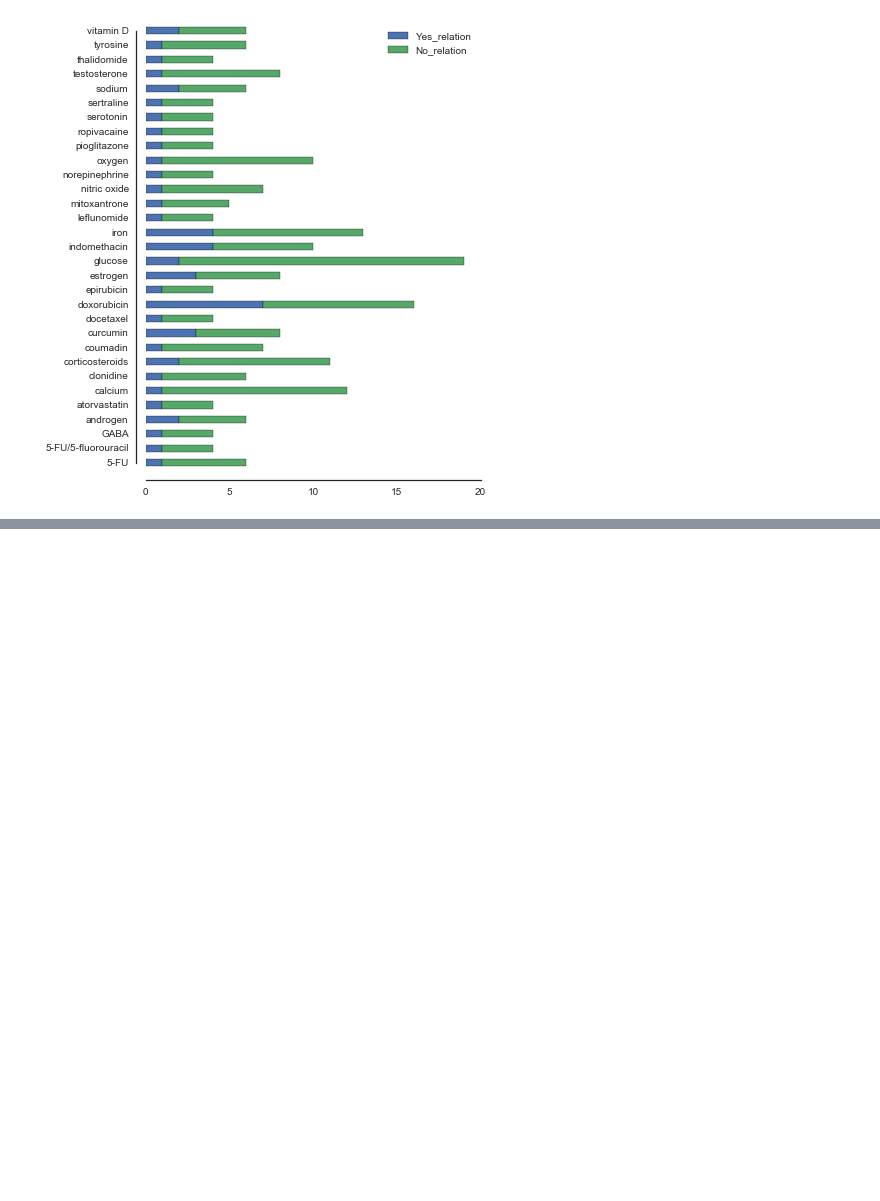
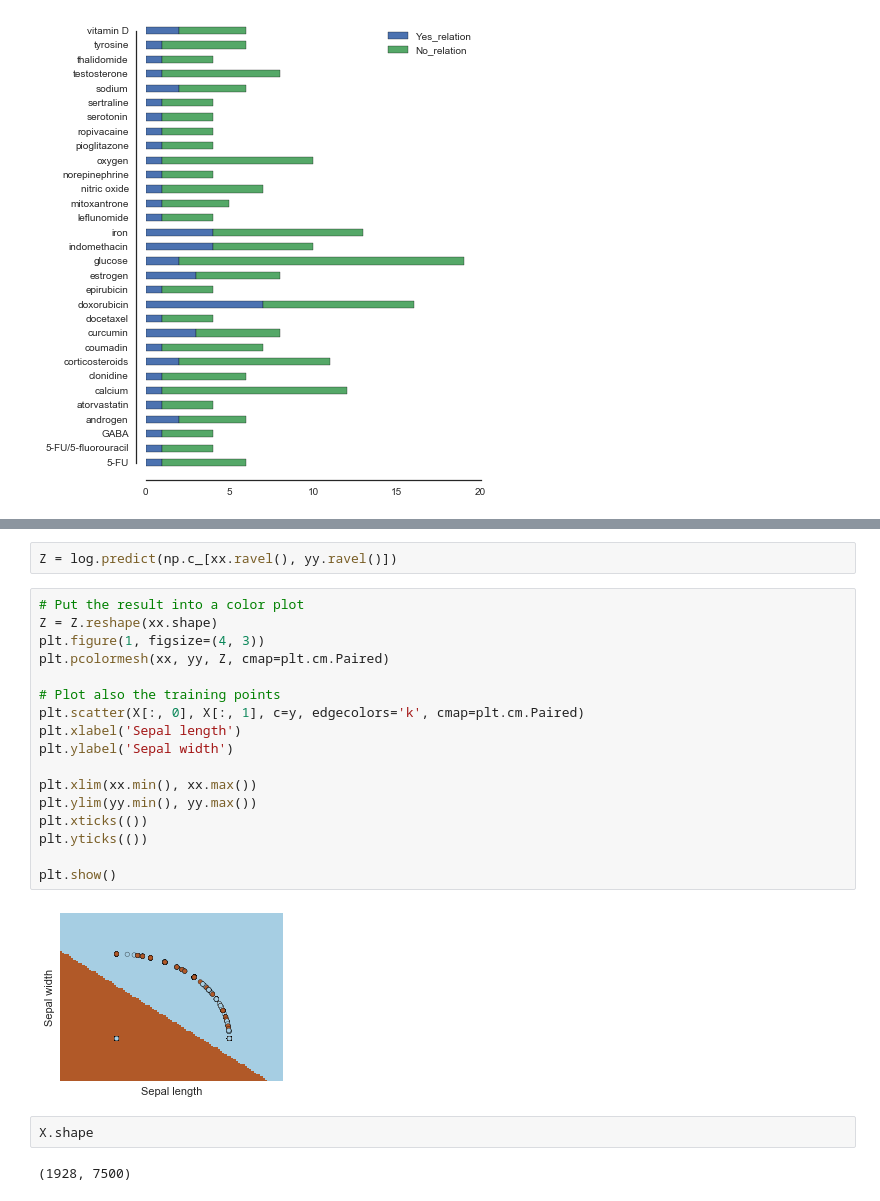
Before and after one commit to theresacervantes/Chemicals_and_diseases, a Jupyter notebook: Untitled.ipynb, the cells around one changed output, grey strips where cells are left out. Cells and saved outputs as stored; diff of their text form; blank space fills up the shorter version.

```diff
--- a/Untitled.ipynb
+++ b/Untitled.ipynb
@@ -86,0 +184,25 @@ sbs.despine(offset=10, trim=True)
+# %%
+Z = log.predict(np.c_[xx.ravel(), yy.ravel()])
+# %%
+# Put the result into a color plot
+Z = Z.reshape(xx.shape)
+plt.figure(1, figsize=(4, 3))
+plt.pcolormesh(xx, yy, Z, cmap=plt.cm.Paired)
+
+# Plot also the training points
+plt.scatter(X[:, 0], X[:, 1], c=y, edgecolors='k', cmap=plt.cm.Paired)
+plt.xlabel('Sepal length')
+plt.ylabel('Sepal width')
+
+plt.xlim(xx.min(), xx.max())
+plt.ylim(yy.min(), yy.max())
+plt.xticks(())
+plt.yticks(())
+
+plt.show()
+# %% [output]
+[figure, added]
+# %%
+X.shape
+# %% [output]
+(1928, 7500)
```
Also changed, not shown: parts of 30 cells of this notebook, 1 other file.
